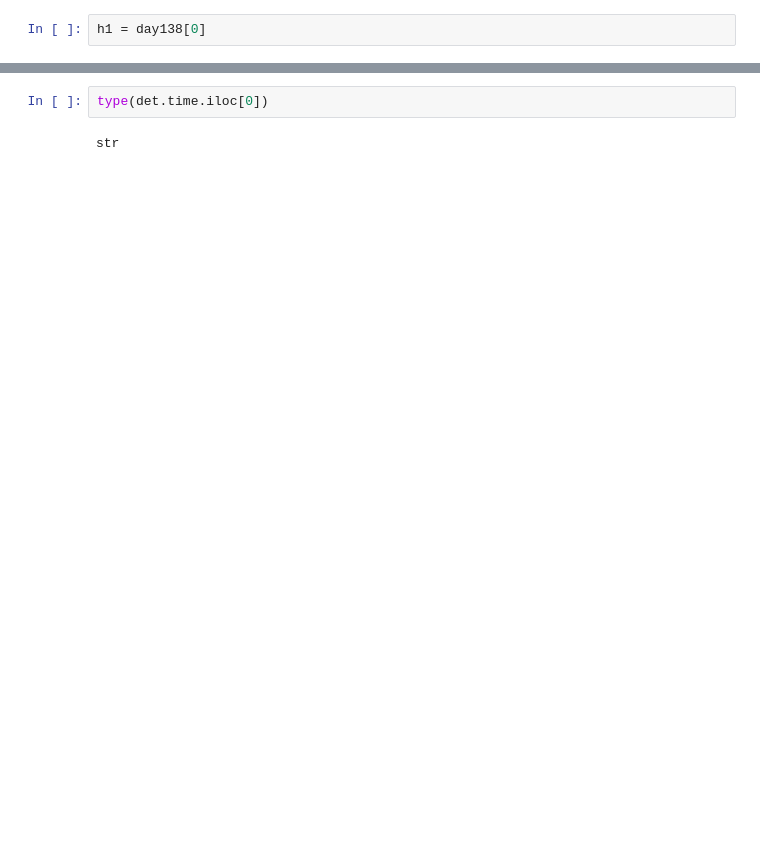
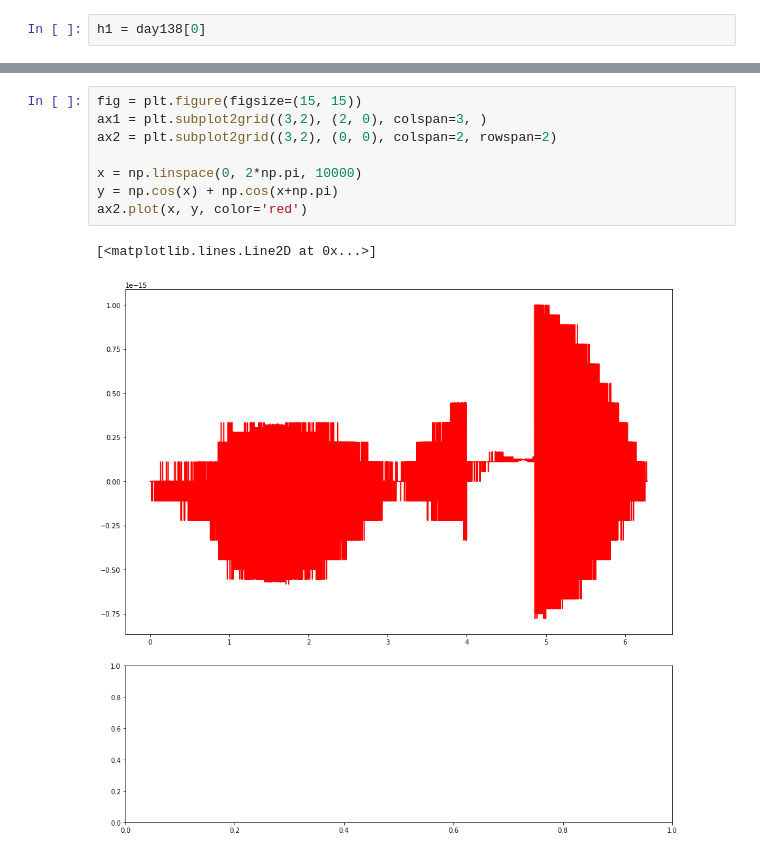
Before and after one commit to SerpRateAI/boreholeAcoustics, a Jupyter notebook: fig3.ipynb, the cells around one changed output, grey strips where cells are left out. Saved outputs shown, nothing was run; the diff lists cells and outputs as text; blank space fills up the shorter version.

```diff
--- a/fig3.ipynb
+++ b/fig3.ipynb
@@ -63,4 +152,11 @@ det[det.time.between('20')]
 # %%
-type(det.time.iloc[0])
+fig = plt.figure(figsize=(15, 15))
+ax1 = plt.subplot2grid((3,2), (2, 0), colspan=3, )
+ax2 = plt.subplot2grid((3,2), (0, 0), colspan=2, rowspan=2)
+
+x = np.linspace(0, 2*np.pi, 10000)
+y = np.cos(x) + np.cos(x+np.pi)
+ax2.plot(x, y, color='red')
 # %% [output]
-str
+[<matplotlib.lines.Line2D at 0x...>]
+[figure, added]
```
Also changed, not shown: parts of 8 cells of this notebook, 2 other files.
